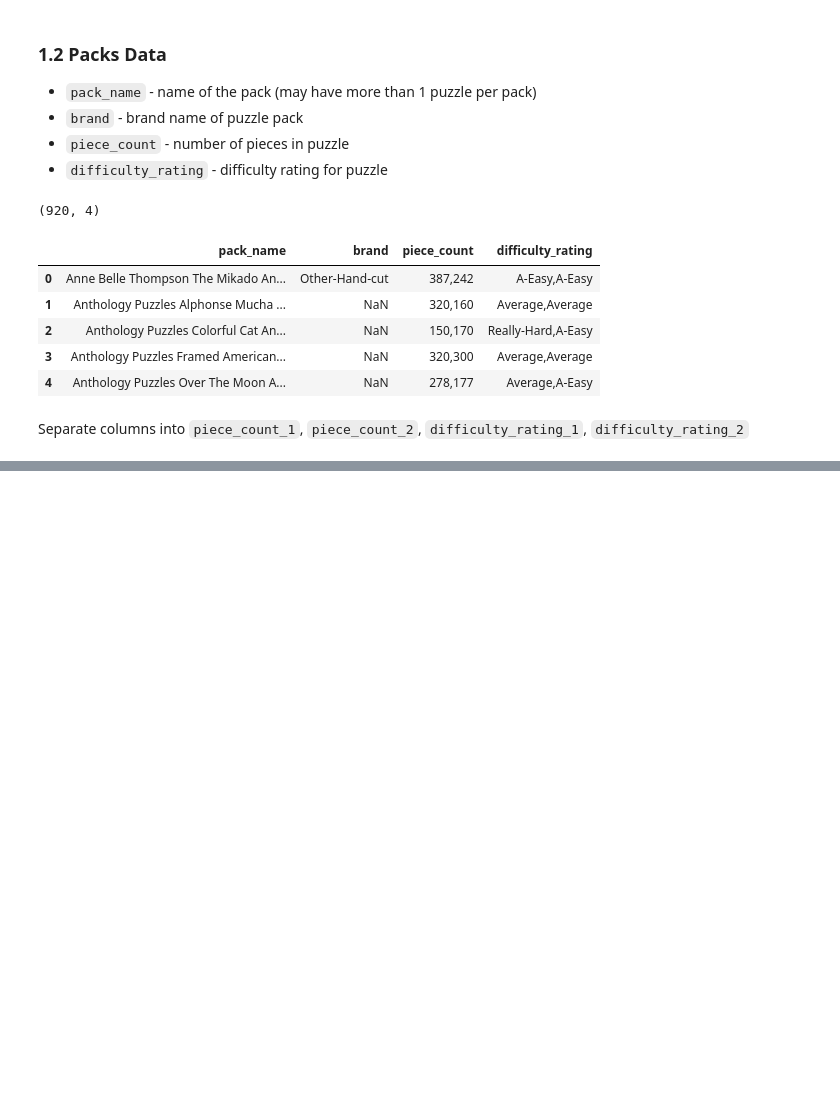
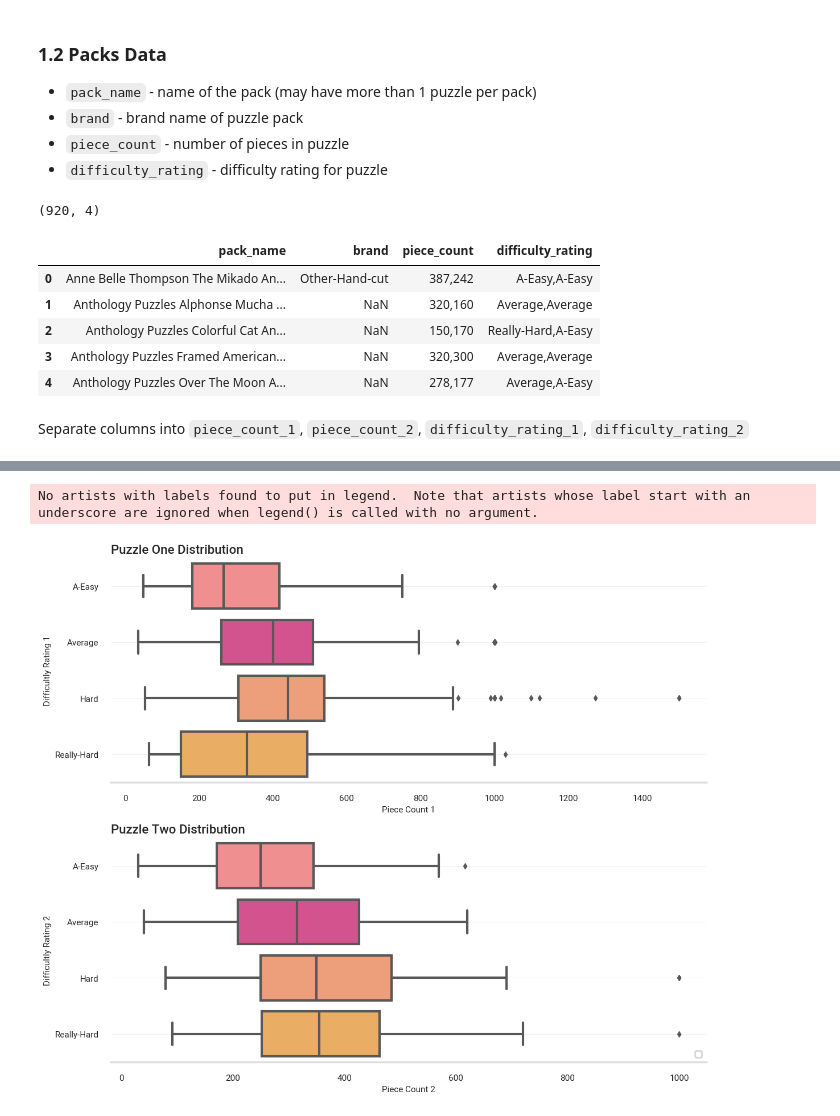
Before and after one commit to hluebbering/puzzle-scheduling, a Jupyter notebook: Notebook1-EDA.ipynb, the cells around one changed output, grey strips where cells are left out. Cells and saved outputs as stored; diff of their text form; code cells hidden in the pictures; blank space fills up the shorter version.

```diff
--- a/Notebook1-EDA.ipynb
+++ b/Notebook1-EDA.ipynb
@@ -173,0 +197,34 @@ No artists with labels found to put in legend.  Note that artists whose label st
+# %%
+# checking category-wise distribution of piece_count
+plt.figure(figsize = [12,10], dpi=100)
+color_dict = {'A-Easy':"#ff7f80", 'Average':"#e83e8c", 'Hard':"#ff9867", 'Really-Hard': "#ffb14e"}
+
+plt.subplot(2,1,1)
+z1=sns.boxplot(x = "piece_count_1", y= 'difficulty_rating_1',
+            data=packs_df_temp_1, palette = color_dict, order = ['A-Easy', 'Average', 'Hard', 'Really-Hard'])
+sns.despine(left=True, bottom=False)
+z1.spines['bottom'].set_color('#DDDDDD')
+z1.yaxis.grid(True, color='#EEEEEE')
+z1.xaxis.grid(False)
+plt.xlabel("Piece Count 1", size=11, weight=400)
+plt.ylabel("Difficultly Rating 1", size=11)
+plt.title("Puzzle One Distribution",size=16, weight=700,loc='left')
+
+plt.subplot(2,1,2)
+z2=sns.boxplot(x = "piece_count_2", y= 'difficulty_rating_2',
+            data=packs_df_temp_2, palette = color_dict, order = ['A-Easy', 'Average', 'Hard', 'Really-Hard'])
+sns.despine(left=True, bottom=False)
+z2.spines['bottom'].set_color('#DDDDDD')
+z2.yaxis.grid(True, color='#EEEEEE')
+z2.xaxis.grid(False)
+plt.xlabel("Piece Count 2", size=11, weight=400)
+plt.ylabel("Difficultly Rating 2", size=11)
+
+plt.title("Puzzle Two Distribution",size=16, weight=700,loc='left')
+plt.legend(loc='lower right')
+plt.tight_layout()
+# plt.savefig("_static/images/pieces_category_dist.png", format="png", dpi=1200)
+plt.show()
+# %% [output]
+No artists with labels found to put in legend.  Note that artists whose label start with an underscore are ignored when legend() is called with no argument.
+[figure, added]
```
Also changed, not shown: parts of 10 cells of this notebook, 10 other files.
